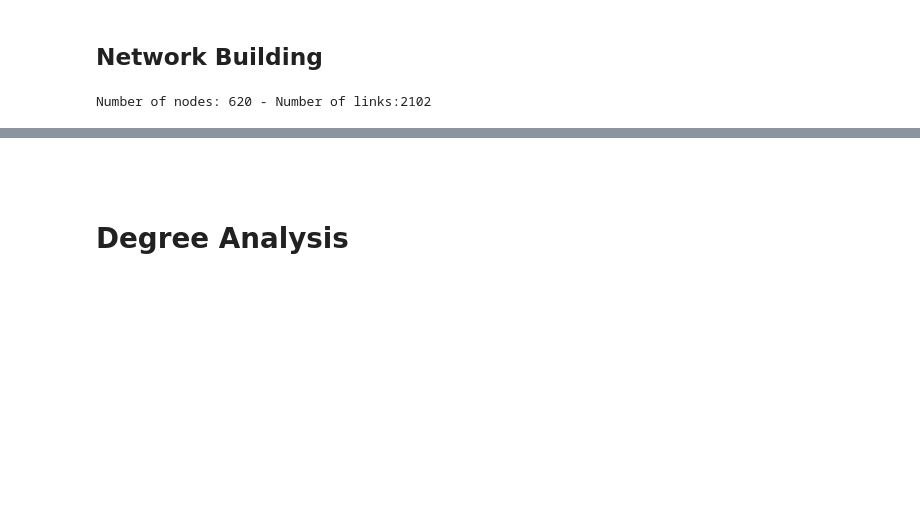
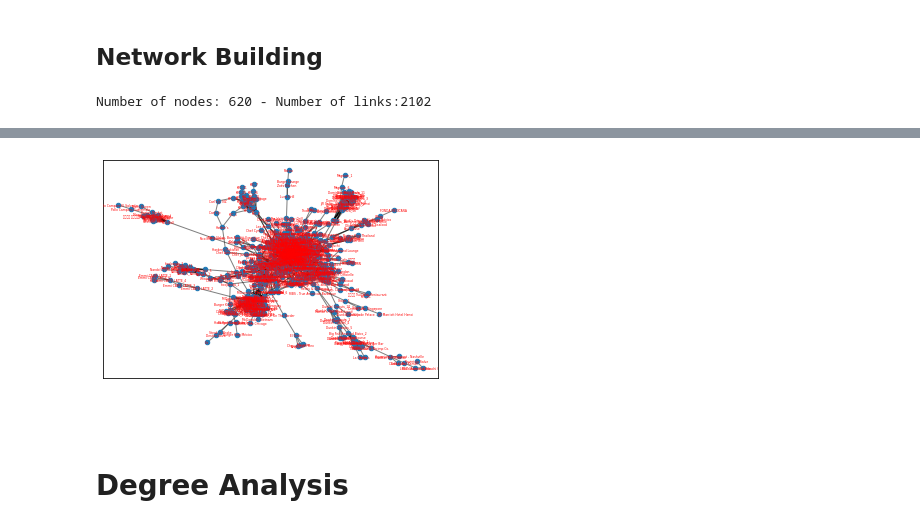
Before and after one commit to Andreaierardi/SocialNetworkAnalysis-project, a Jupyter notebook: project_code.ipynb, the cells around one changed output, grey strips where cells are left out. Cells and saved outputs as stored; diff of their text form; code cells hidden in the pictures; blank space fills up the shorter version.

```diff
--- a/project_code.ipynb
+++ b/project_code.ipynb
@@ -195,3 +193,16 @@ plt.show()
+# %%
+import warnings
+warnings.filterwarnings("ignore", category=RuntimeWarning)
+
+# draw the graph with labels
+pos = nx.spring_layout(G)
+
+nx.draw_networkx_nodes(G, pos, node_size=20, label = names)
+nx.draw_networkx_edges(G, pos, alpha=0.5)
+nx.draw_networkx_labels(G,pos,font_size=3,font_color='r')
+plt.show()
+# %% [output]
+[figure, added]
 # %% [markdown]
 
  <br>
```
Also changed, not shown: parts of 2 cells of this notebook.
